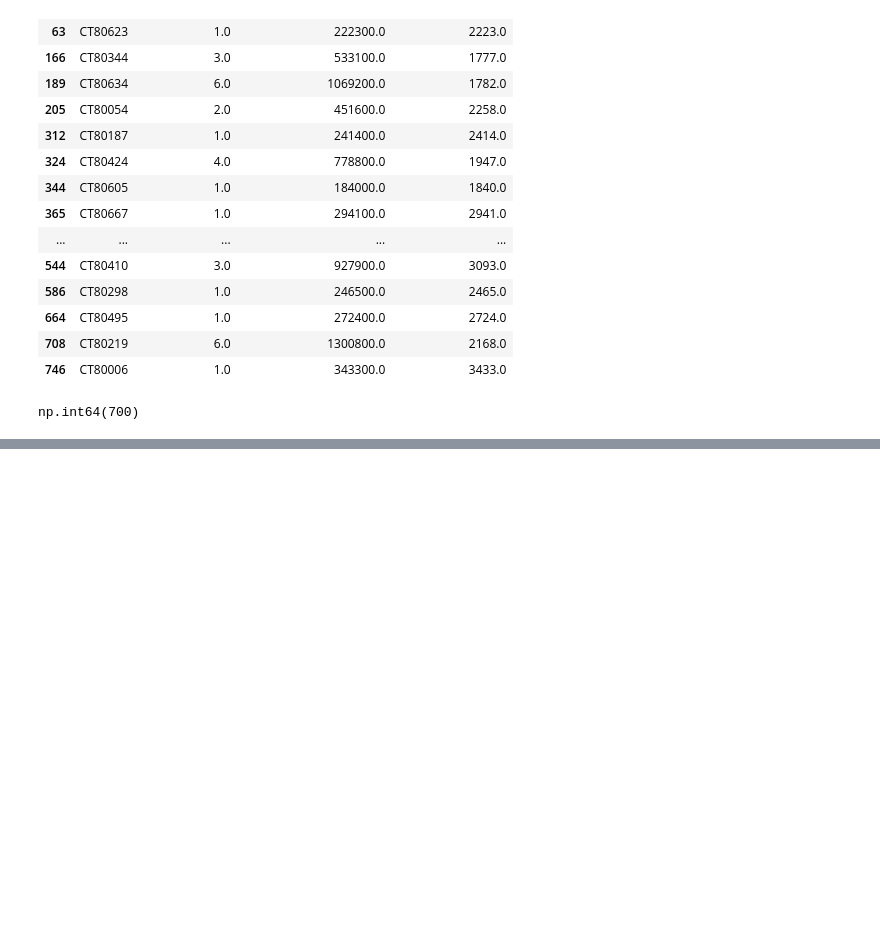
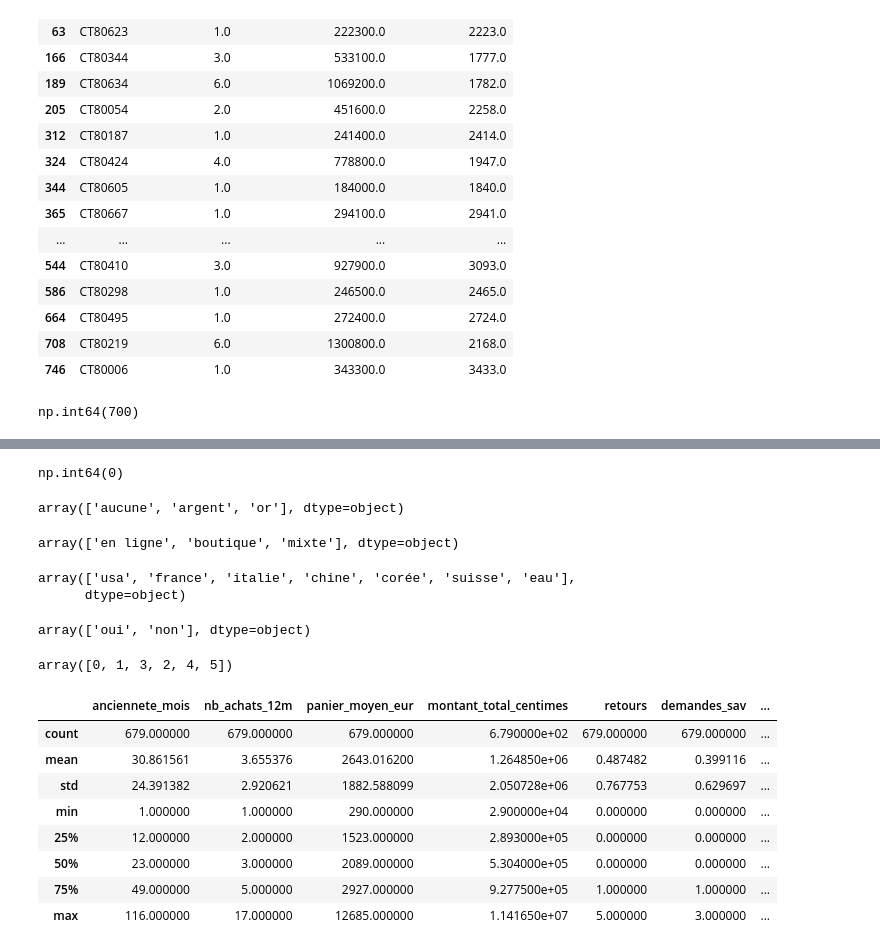
Before and after one commit to maureljean55/atelier-saint-honore, a Jupyter notebook: notebooks/01_nettoyage.ipynb, the cells around one changed output, grey strips where cells are left out. Cells and saved outputs as stored; diff of their text form; code cells hidden in the pictures; blank space fills up the shorter version.

```diff
--- a/notebooks/01_nettoyage.ipynb
+++ b/notebooks/01_nettoyage.ipynb
@@ -150,0 +201,42 @@ np.int64(700)
+# %%
+clients["carte_fidelite"].isna().sum()
+# %% [output]
+np.int64(0)
+# %%
+colonnes_texte = ["carte_fidelite","canal_prefere",	"pays_residence", "est_revenu_6m"]
+
+for col in colonnes_texte :
+    clients[col] = clients[col].str.strip().str.lower()
+
+clients["carte_fidelite"].unique()
+# %% [output]
+array(['aucune', 'argent', 'or'], dtype=object)
+# %%
+clients["canal_prefere"].unique()
+# %% [output]
+array(['en ligne', 'boutique', 'mixte'], dtype=object)
+# %%
+clients["pays_residence"].unique()
+# %% [output]
+array(['usa', 'france', 'italie', 'chine', 'corée', 'suisse', 'eau'],
+      dtype=object)
+# %%
+clients["est_revenu_6m"].unique()
+# %% [output]
+array(['oui', 'non'], dtype=object)
+# %%
+clients["retours"].unique()
+# %% [output]
+array([0, 1, 3, 2, 4, 5])
+# %%
+clients.describe()
+# %% [output]
+|  | anciennete_mois | nb_achats_12m | panier_moyen_eur | montant_total_centimes | retours | demandes_sav | ... |
+| count | 679.000000 | 679.000000 | 679.000000 | 6.790000e+02 | 679.000000 | 679.000000 | ... |
+| mean | 30.861561 | 3.655376 | 2643.016200 | 1.264850e+06 | 0.487482 | 0.399116 | ... |
+| std | 24.391382 | 2.920621 | 1882.588099 | 2.050728e+06 | 0.767753 | 0.629697 | ... |
+| min | 1.000000 | 1.000000 | 290.000000 | 2.900000e+04 | 0.000000 | 0.000000 | ... |
+| 25% | 12.000000 | 2.000000 | 1523.000000 | 2.893000e+05 | 0.000000 | 0.000000 | ... |
+| 50% | 23.000000 | 3.000000 | 2089.000000 | 5.304000e+05 | 0.000000 | 0.000000 | ... |
+| 75% | 49.000000 | 5.000000 | 2927.000000 | 9.277500e+05 | 1.000000 | 1.000000 | ... |
+| max | 116.000000 | 17.000000 | 12685.000000 | 1.141650e+07 | 5.000000 | 3.000000 | ... |
```
Also changed, not shown: parts of 25 cells of this notebook.
